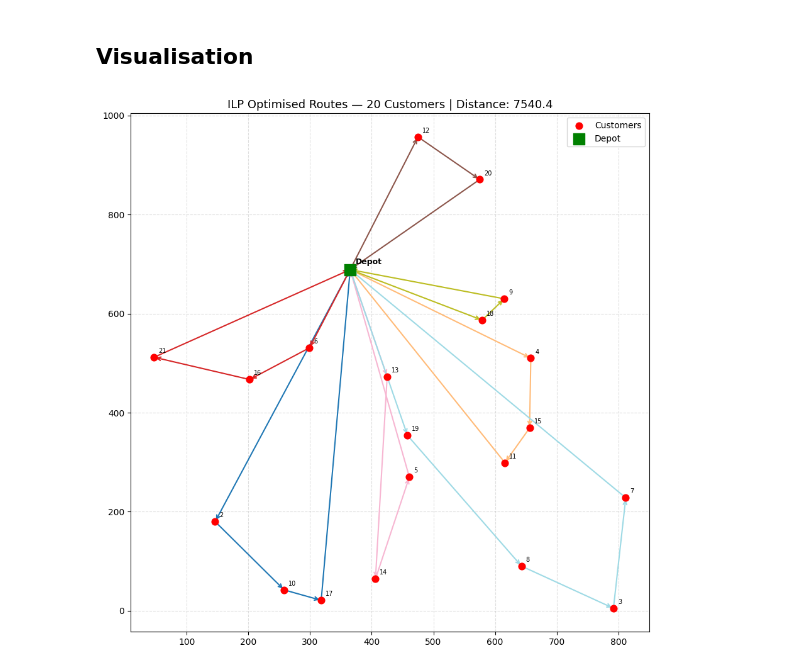
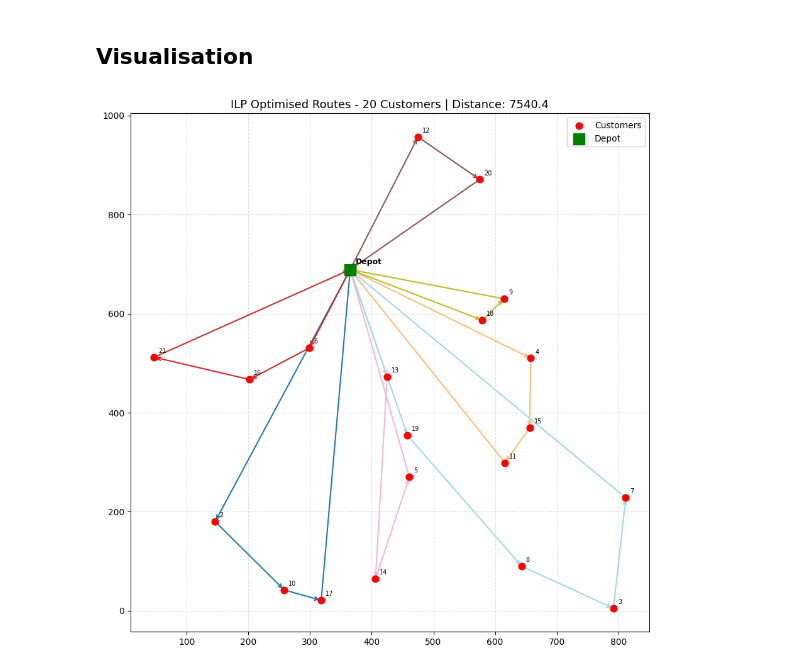
Before and after one commit to ms25940022-boop/IT5082-OM-Assignment, a Jupyter notebook: MS25941562_ILP.ipynb, the cells around one changed output. Saved outputs shown, nothing was run; the diff lists cells and outputs as text; code cells hidden in the pictures.

```diff
--- a/MS25941562_ILP.ipynb
+++ b/MS25941562_ILP.ipynb
@@ -347,35 +347,35 @@ def plot_cvrp_results(coords, routes, title="ILP Optimised Routes"):
 
     # Customers
     ax.scatter(coords[1:, 0], coords[1:, 1],
                c='red', zorder=5, s=60, label='Customers')
     for i in range(1, len(coords)):
         ax.annotate(str(i + 1),  # 1-indexed label
                     (coords[i, 0], coords[i, 1]),
                     textcoords="offset points", xytext=(5, 5), fontsize=7)
 
     # Depot
     ax.scatter(coords[0, 0], coords[0, 1],
                c='green', marker='s', s=150, zorder=6, label='Depot')
     ax.annotate('Depot', (coords[0, 0], coords[0, 1]),
                 textcoords="offset points", xytext=(6, 6), fontsize=9, fontweight='bold')
 
     ax.set_title(title, fontsize=13)
     ax.legend(fontsize=10)
     ax.grid(True, linestyle='--', alpha=0.4)
     plt.tight_layout()
     plt.show()
 
 
 if prob.status in [1, 0] and ilp_routes:
     plot_cvrp_results(
         coords, ilp_routes,
-        title=f"ILP Optimised Routes — {N-1} Customers | "
+        title=f"ILP Optimised Routes - {N-1} Customers | "
               f"Distance: {pulp.value(prob.objective):.1f}"
     )
 else:
     print(f"No solution to plot. Solver status: {pulp.LpStatus[prob.status]}")
 # %% [output]
-[figure, old version]
+[figure, new version]
 # %% [markdown]
 ## Analysis & Discussion
 
```
Also changed, not shown: parts of 5 cells of this notebook.
